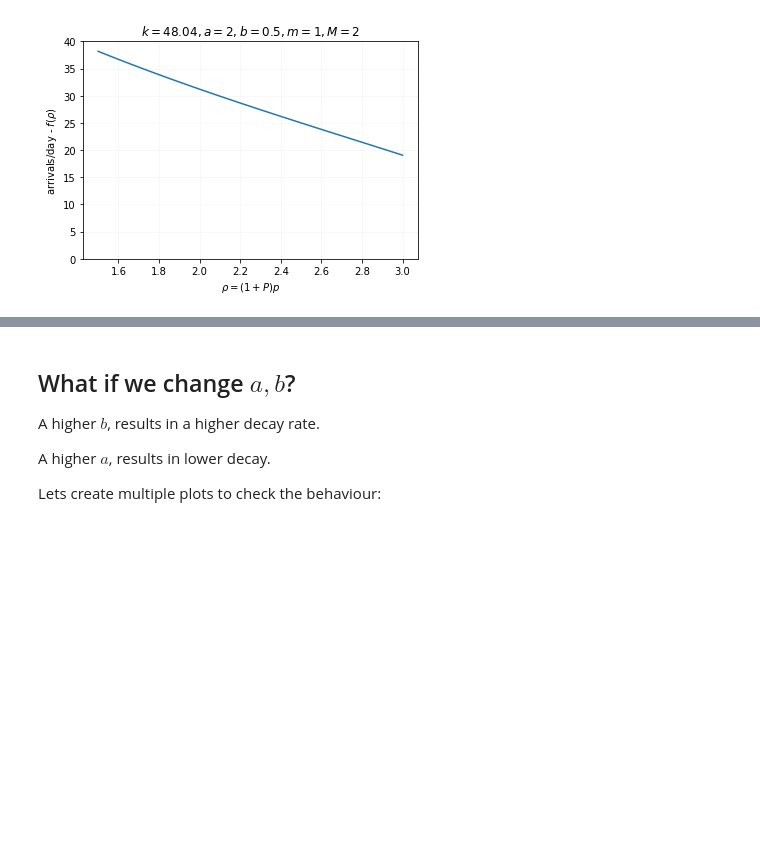
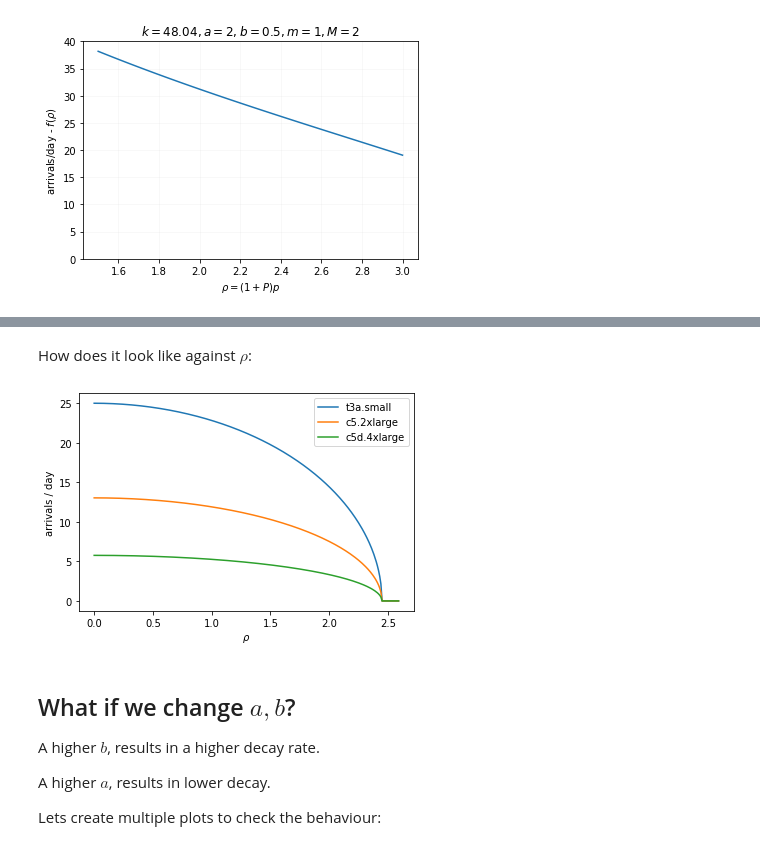
Before and after one commit to MartinPJorge/5gt-federation, a Jupyter notebook: utils/aws/arrivals-dissertation.ipynb, the cells around one changed output, grey strips where cells are left out. Cells and saved outputs as stored; diff of their text form; code cells hidden in the pictures; blank space fills up the shorter version.

```diff
--- a/utils/aws/arrivals-dissertation.ipynb
+++ b/utils/aws/arrivals-dissertation.ipynb
@@ -83,3 +202,18 @@ plt.title(f'$k={k0:.2f}, a=2, b=0.5, m=1, M=2$');
+# %% [markdown]
+How does it look like against $\rho$:
+# %%
+for inst in ks.keys():
+    i += 1
+    ps = [p_/100 for p_ in range(260)]
+    fs = [f(p=p_/10, P=1, k=ks[inst], a=a, b=b, m=m, M=M)\
+              for p_ in ps]
+    plt.plot(ps, fs, label=inst)
+plt.legend()
+plt.xlabel('$\\rho$')
+plt.ylabel('arrivals / day')
+plt.show()
+# %% [output]
+[figure, added]
 # %% [markdown]
 ## What if we change $a,b$?
 
```
Also changed, not shown: parts of 5 cells of this notebook.
